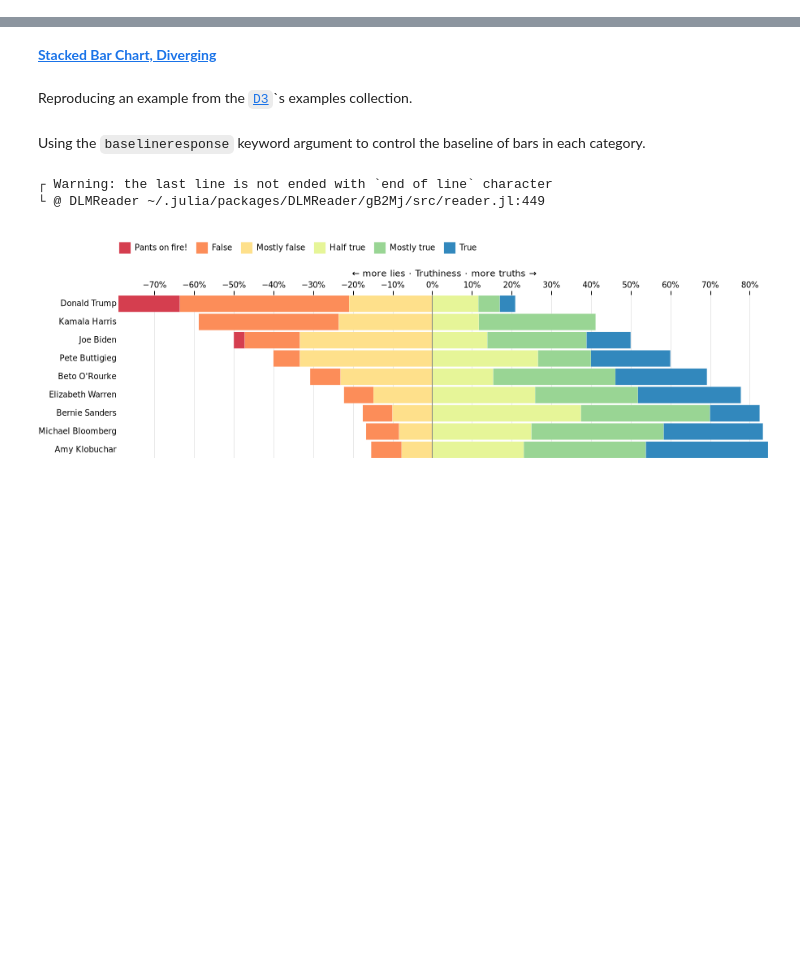
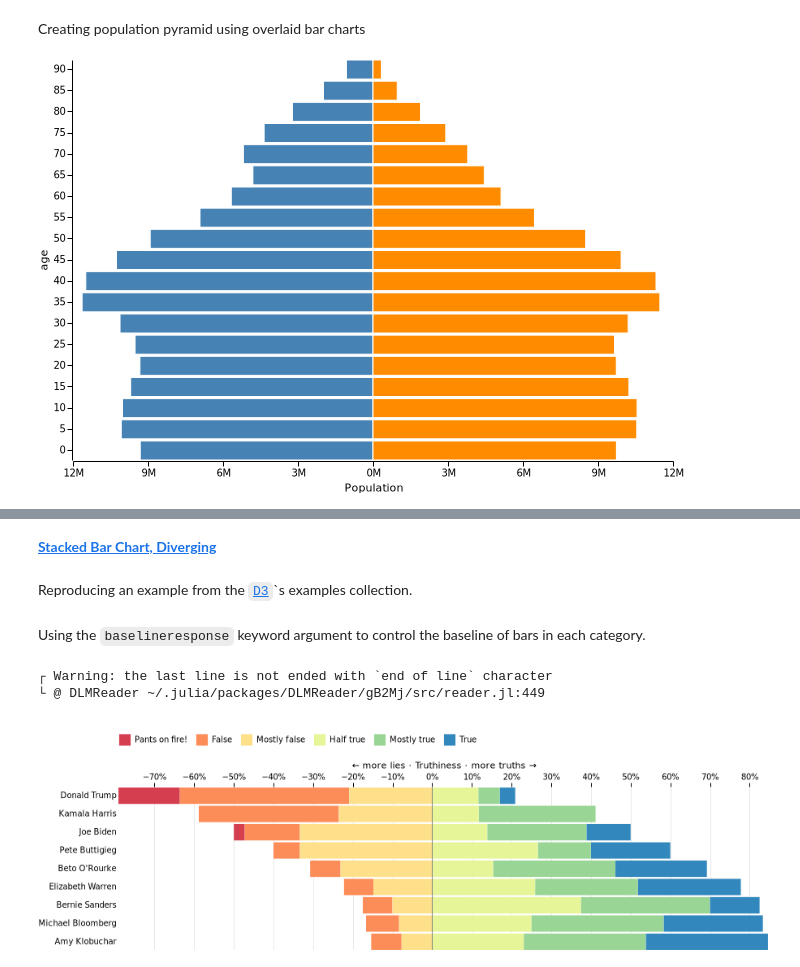
Before and after one commit to sl-solution/StatisticalGraphics.jl, a Jupyter notebook: dev/Plots/Bar/bar3.ipynb, the cells around one changed output, grey strips where cells are left out. Drawn from its saved outputs; the diff is of its cells as text; code cells hidden in the pictures; blank space fills up the shorter version.

```diff
--- a/dev/Plots/Bar/bar3.ipynb
+++ b/dev/Plots/Bar/bar3.ipynb
@@ -2,0 +1,14 @@ using InMemoryDatasets, StatisticalGraphics, DLMReader
+# %%
+using InMemoryDatasets, StatisticalGraphics, DLMReader
+
+
+population = filereader(joinpath(dirname(pathof(StatisticalGraphics)),
+                              "..", "docs", "assets", "population.csv"))
+
+sex(x) = x == 1 ? "male" : "female" # format for :sex
+
+setformat!(population, :sex => sex)
+
+pop2000 = filter(population, :year, by = ==(2000))
+
+first(pop2000, 6)
@@ -2,0 +26,13 @@ using InMemoryDatasets, StatisticalGraphics, DLMReader
+# %% [markdown]
+Creating population pyramid using overlaid bar charts
+# %%
+tpop = transpose(groupby(pop2000, :age), :people, id = :sex)
+
+setformat!(tpop, :female => -)
+
+sgplot(tpop, [Bar(y=:age, response=:female),
+                  Bar(y=:age, response=:male, color=:darkorange)],
+                  yaxis=Axis(reverse=true),
+                  xaxis=Axis(title="Population", values=((-12:3:12).*10^6, string.(abs.(-12:3:12), "M"))))
+# %% [output]
+[figure, added]
```
Also changed, not shown: parts of 5 cells of this notebook, 42 other files.
